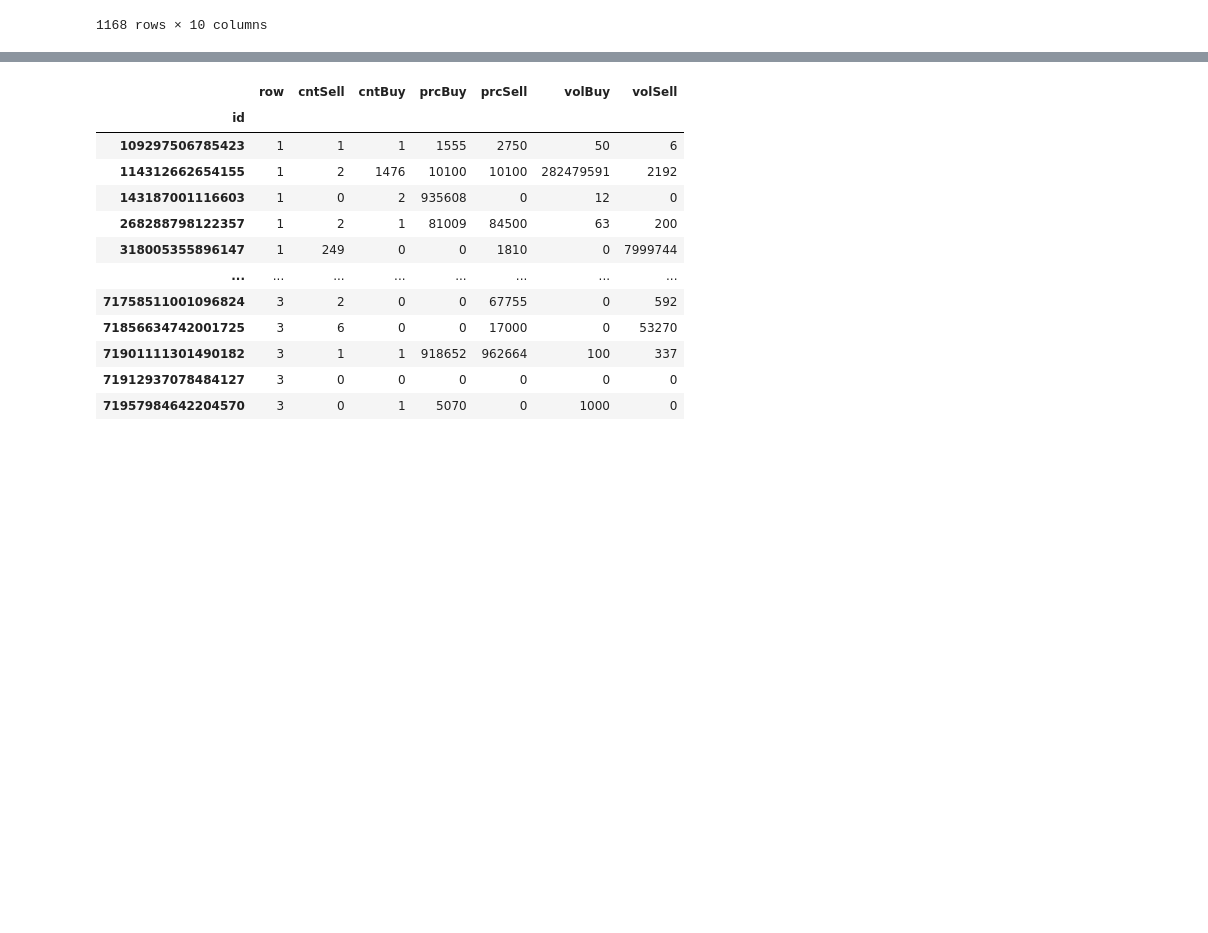
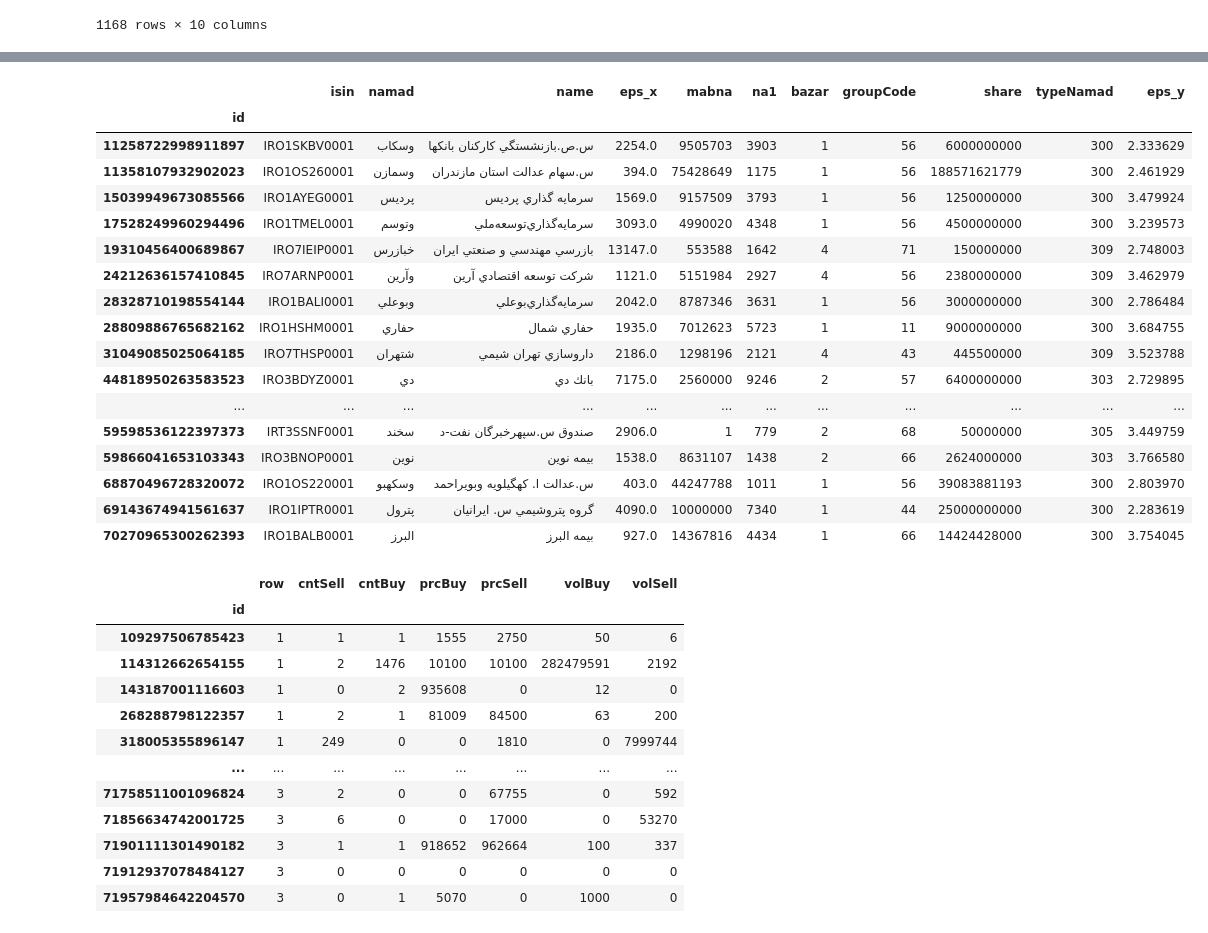
Before and after one commit to Hpkarimi/googleColab, a Jupyter notebook: projectDb.ipynb, the cells around one changed output, grey strips where cells are left out. Cells and saved outputs as stored; diff of their text form; code cells hidden in the pictures; blank space fills up the shorter version.

```diff
--- a/projectDb.ipynb
+++ b/projectDb.ipynb
@@ -97,3 +100,29 @@ dataInv
+# %%
+pe = dataInv['close'].values / dataInv['eps'].fillna(9999999)
+pe.where(pe<4, inplace=True)
+pe.where(pe>2, inplace=True)
+pe.dropna(inplace=True)
+pe_namad = namad.merge(pe, left_index=True, right_index=True)
+pe_namad
+# %% [output]
+|  | isin | namad | name | eps_x | mabna | na1 | bazar | groupCode | share | typeNamad | eps_y |
+| id |  |  |  |  |  |  |  |  |  |  |  |
+| 11258722998911897 | IRO1SKBV0001 | وسكاب | س.ص.بازنشستگي كاركنان بانكها | 2254.0 | 9505703 | 3903 | 1 | 56 | 6000000000 | 300 | 2.333629 |
+| 11358107932902023 | IRO1OS260001 | وسمازن | س.سهام عدالت استان مازندران | 394.0 | 75428649 | 1175 | 1 | 56 | 188571621779 | 300 | 2.461929 |
+| 15039949673085566 | IRO1AYEG0001 | پرديس | سرمايه گذاري پرديس | 1569.0 | 9157509 | 3793 | 1 | 56 | 1250000000 | 300 | 3.479924 |
+| 17528249960294496 | IRO1TMEL0001 | وتوسم | سرمايه‌گذاري‌توسعه‌ملي‌ | 3093.0 | 4990020 | 4348 | 1 | 56 | 4500000000 | 300 | 3.239573 |
+| 19310456400689867 | IRO7IEIP0001 | خبازرس | بازرسي مهندسي و صنعتي ايران | 13147.0 | 553588 | 1642 | 4 | 71 | 150000000 | 309 | 2.748003 |
+| 24212636157410845 | IRO7ARNP0001 | وآرين | شركت توسعه اقتصادي آرين | 1121.0 | 5151984 | 2927 | 4 | 56 | 2380000000 | 309 | 3.462979 |
+| 28328710198554144 | IRO1BALI0001 | وبوعلي | سرمايه‌گذاري‌بوعلي‌ | 2042.0 | 8787346 | 3631 | 1 | 56 | 3000000000 | 300 | 2.786484 |
+| 28809886765682162 | IRO1HSHM0001 | حفاري | حفاري شمال | 1935.0 | 7012623 | 5723 | 1 | 11 | 9000000000 | 300 | 3.684755 |
+| 31049085025064185 | IRO7THSP0001 | شتهران | داروسازي تهران شيمي | 2186.0 | 1298196 | 2121 | 4 | 43 | 445500000 | 309 | 3.523788 |
+| 44818950263583523 | IRO3BDYZ0001 | دي | بانك دي | 7175.0 | 2560000 | 9246 | 2 | 57 | 6400000000 | 303 | 2.729895 |
+| ... | ... | ... | ... | ... | ... | ... | ... | ... | ... | ... | ... |
+| 59598536122397373 | IRT3SSNF0001 | سخند | صندوق س.سپهرخبرگان نفت-د | 2906.0 | 1 | 779 | 2 | 68 | 50000000 | 305 | 3.449759 |
+| 59866041653103343 | IRO3BNOP0001 | نوين | بيمه نوين | 1538.0 | 8631107 | 1438 | 2 | 66 | 2624000000 | 303 | 3.766580 |
+| 68870496728320072 | IRO1OS220001 | وسكهبو | س.عدالت ا. كهگيلويه وبويراحمد | 403.0 | 44247788 | 1011 | 1 | 56 | 39083881193 | 300 | 2.803970 |
+| 69143674941561637 | IRO1IPTR0001 | پترول | گروه پتروشيمي س. ايرانيان | 4090.0 | 10000000 | 7340 | 1 | 44 | 25000000000 | 300 | 2.283619 |
+| 70270965300262393 | IRO1BALB0001 | البرز | بيمه البرز | 927.0 | 14367816 | 4434 | 1 | 66 | 14424428000 | 300 | 3.754045 |
 # %%
 dataInvSaf = pd.read_csv(StringIO(response.loc[0, 3])
                                                  , header=None
```
Also changed, not shown: parts of 8 cells of this notebook.
